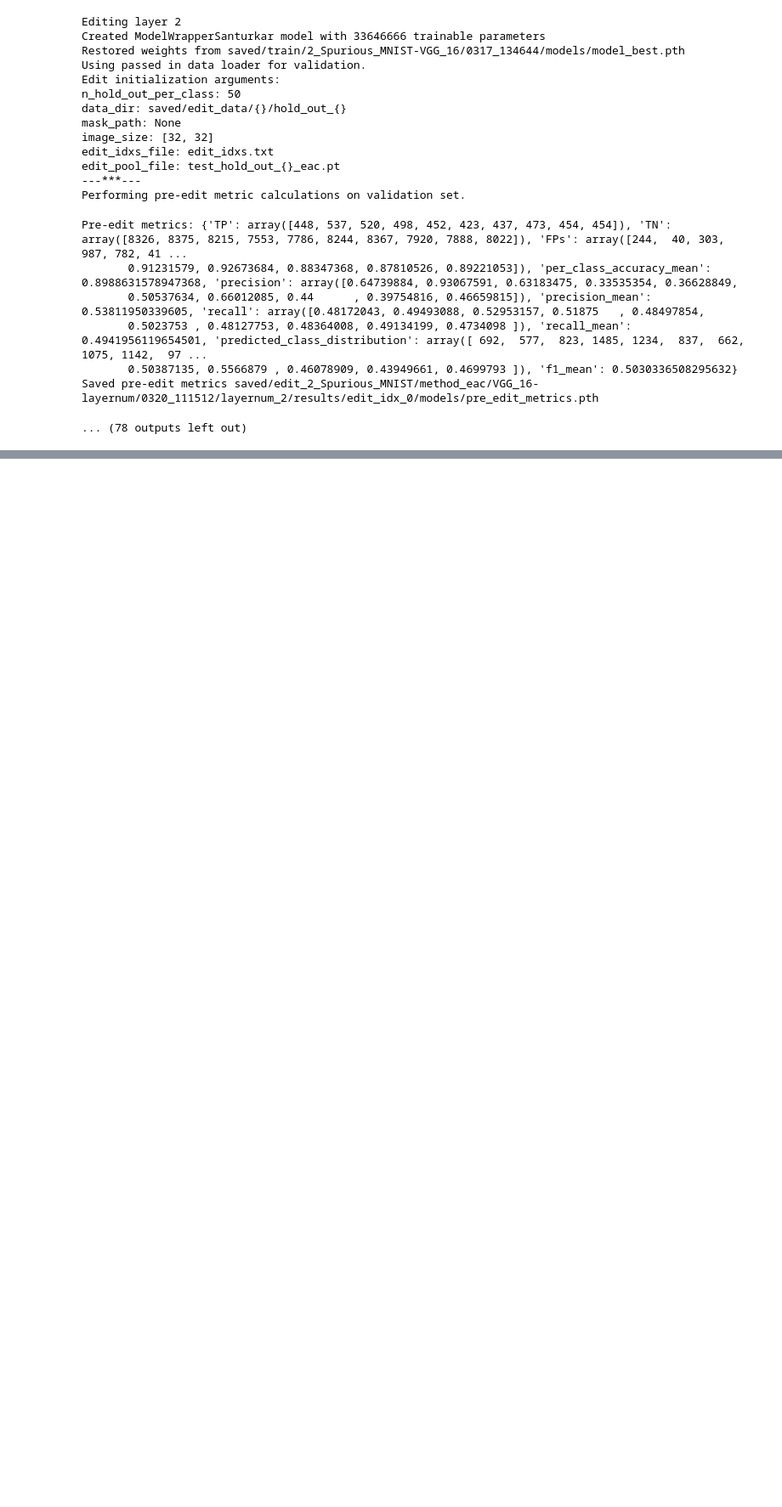
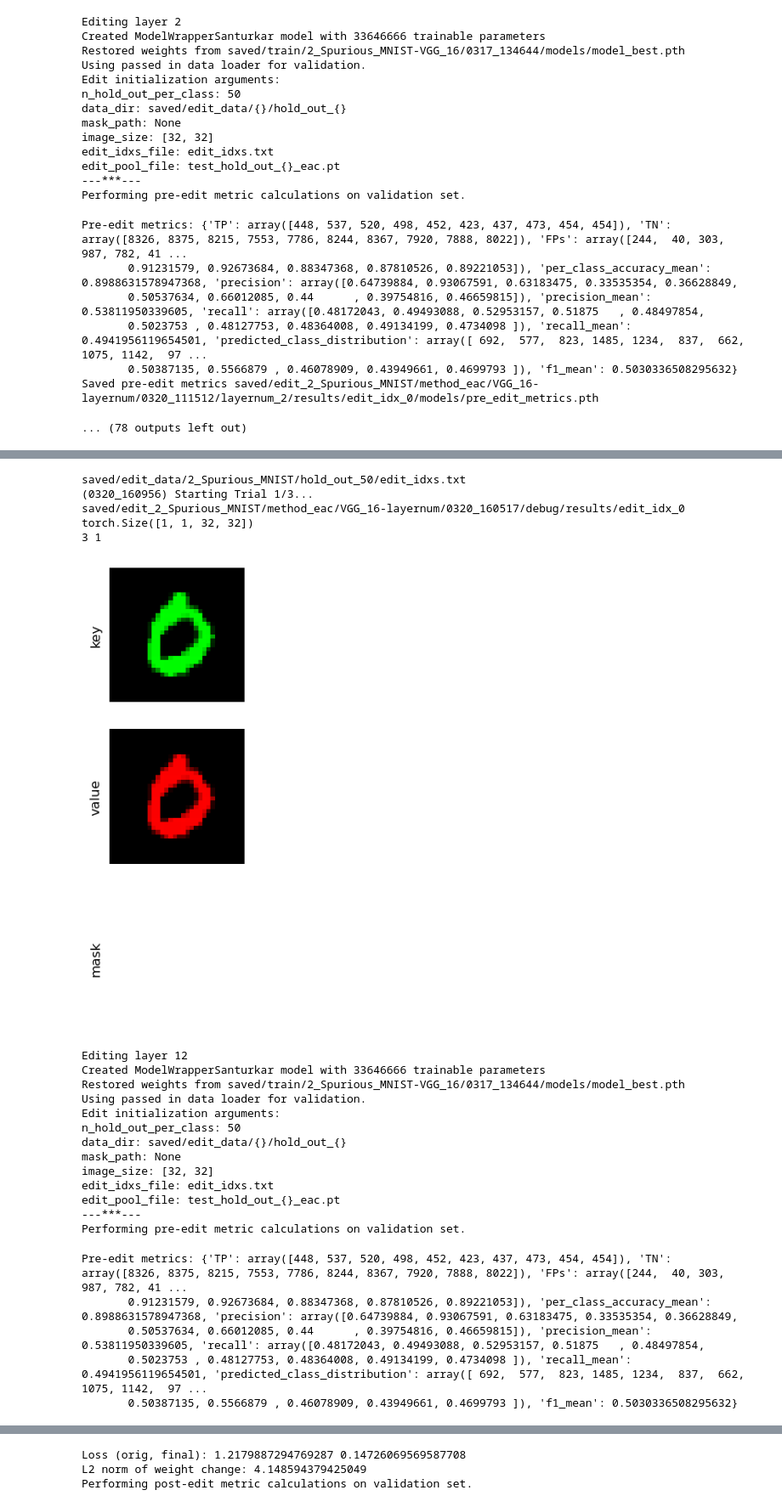
Before and after one commit to allisonchen23/model-editing, a Jupyter notebook: edit_MNIST.ipynb, the cells around one changed output, grey strips where cells are left out. Shown at 85% size. Cells and saved outputs as stored; diff of their text form; code cells hidden in the pictures; blank space fills up the shorter version.

Commit message:
working dataloader for MNIST data

```diff
--- a/edit_MNIST.ipynb
+++ b/edit_MNIST.ipynb
@@ -839,0 +791,74 @@ Found precomputed cov matrices, returning...
+# %%
+print(edit_idxs_path)
+MNIST_edit_dataset = MNISTEACDataset(
+    edit_pool_path=edit_data_path,
+    edit_idxs_path=edit_idxs_path,
+    use_masks=False,
+    padding=2)
+
+edit_data_loader = torch.utils.data.DataLoader(
+    MNIST_edit_dataset,
+    shuffle=False,
+    batch_size=1,
+    num_workers=8
+)
+
+
+run_trials_w_data_loader(
+    edit_data_loader=edit_data_loader,
+    progress_report_path=progress_report_path,
+    trial_paths_path=trial_paths_path,
+    config_dict=config_dict,
+    run_id_prefix=os.path.join(timestamp, "debug"),
+    debug=True)
+# for data, label in edit_data_loader:
+#     # Remember to squeeze the first dimension
+#     for key, item in data.items():
+#         print(item.shape)
+#         item = torch.squeeze(item, dim=0)
+#         data[key] = item
+
+
+#     label = torch.squeeze(label, dim=0)
+#     # keys = data['imgs'].tolist()
+#     # print(data['imgs'].shape)
+#     # print(data['modified_imgs'].shape)
+#     values = torch.squeeze(data['imgs'])
+#     keys = torch.squeeze(data['modified_imgs'])
+#     masks = torch.squeeze(data['masks'])
+
+#     # show_image_rows(data['masks'])
+#     print(data['masks'].shape)
+#     display_masks = torch.cat([data['masks'] for i in range(3)], dim=1).to(torch.float32)
+#     if len(keys.shape) == 3:
+#         # show_image_rows(
+#         #     images=[[keys], [values], [masks]])
+#         continue
+#     else:
+#         show_image_rows(
+#             images=[keys, values, display_masks])
+# %% [output]
+saved/edit_data/2_Spurious_MNIST/hold_out_50/edit_idxs.txt
+(0320_160956) Starting Trial 1/3...
+saved/edit_2_Spurious_MNIST/method_eac/VGG_16-layernum/0320_160517/debug/results/edit_idx_0
+torch.Size([1, 1, 32, 32])
+3 1
+[figure, added]
+Editing layer 12
+Created ModelWrapperSanturkar model with 33646666 trainable parameters
+Restored weights from saved/train/2_Spurious_MNIST-VGG_16/0317_134644/models/model_best.pth
+Using passed in data loader for validation.
+Edit initialization arguments:
+n_hold_out_per_class: 50
+data_dir: saved/edit_data/{}/hold_out_{}
+mask_path: None
+image_size: [32, 32]
+edit_idxs_file: edit_idxs.txt
+edit_pool_file: test_hold_out_{}_eac.pt
+---***---
+Performing pre-edit metric calculations on validation set.
+Pre-edit metrics: {'TP': array([448, 537, 520, 498, 452, 423, 437, 473, 454, 454]), 'TN': array([8326, 8375, 8215, 7553, 7786, 8244, 8367, 7920, 7888, 8022]), 'FPs': array([244,  40, 303, 987, 782, 41 ...
+       0.91231579, 0.92673684, 0.88347368, 0.87810526, 0.89221053]), 'per_class_accuracy_mean': 0.8988631578947368, 'precision': array([0.64739884, 0.93067591, 0.63183475, 0.33535354, 0.36628849,
+       0.50537634, 0.66012085, 0.44      , 0.39754816, 0.46659815]), 'precision_mean': 0.53811950339605, 'recall': array([0.48172043, 0.49493088, 0.52953157, 0.51875   , 0.48497854,
+       0.5023753 , 0.48127753, 0.48364008, 0.49134199, 0.4734098 ]), 'recall_mean': 0.4941956119654501, 'predicted_class_distribution': array([ 692,  577,  823, 1485, 1234,  837,  662, 1075, 1142,  97 ...
+       0.50387135, 0.5566879 , 0.46078909, 0.43949661, 0.4699793 ]), 'f1_mean': 0.5030336508295632}
@@ -839,0 +871,3 @@ Found precomputed cov matrices, returning...
+Loss (orig, final): 1.2179887294769287 0.14726069569587708
+L2 norm of weight change: 4.148594379425049
+Performing post-edit metric calculations on validation set.
```
Also changed, not shown: parts of 11 cells of this notebook, 3 other files.
